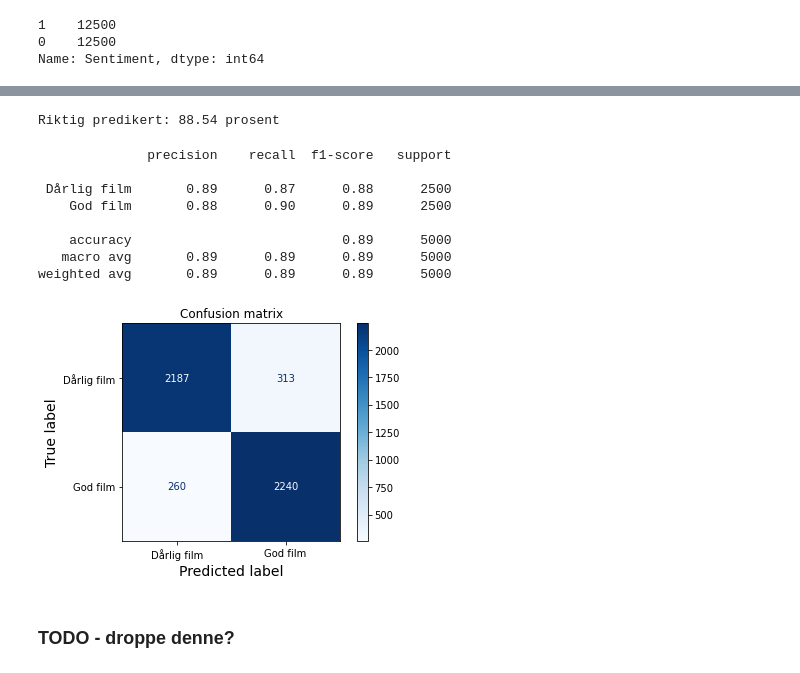
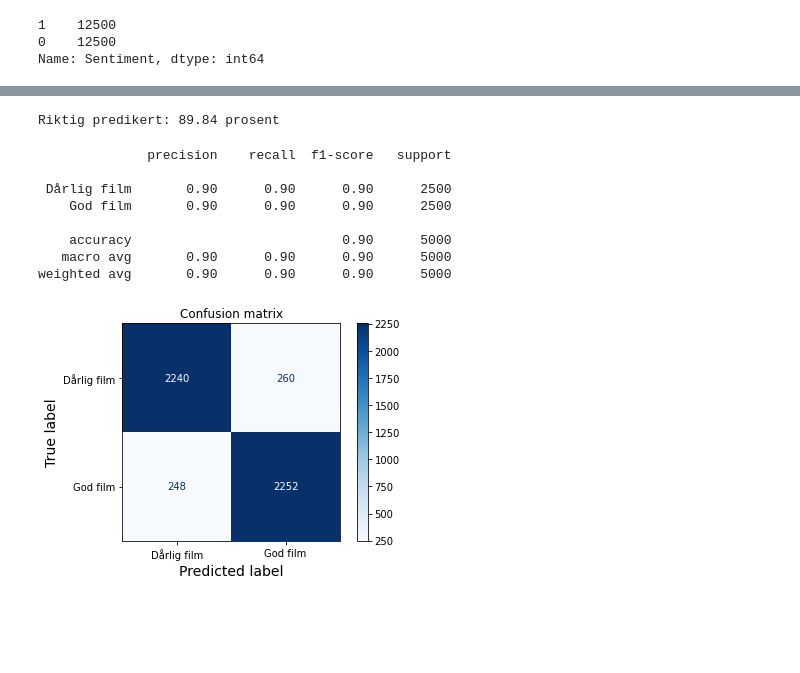
Before and after one commit to datadeling/poc_oss, a Jupyter notebook: notebooks/DataFabrikken_2_0_Demo.ipynb, the cells around one changed output, grey strips where cells are left out. Drawn from its saved outputs; the diff is of its cells as text; code cells hidden in the pictures; blank space fills up the shorter version.

```diff
--- a/notebooks/DataFabrikken_2_0_Demo.ipynb
+++ b/notebooks/DataFabrikken_2_0_Demo.ipynb
@@ -691,21 +629,20 @@ Name: Sentiment, dtype: int64
 %%time
 
 TEST_SET_SIZE = 0.2
-MAX_FEATURES = 200000 # Was: 250000
-RANDOM_STATE = 4242
-NGRAM_MIN = 1 # Was: 1
-NGRAM_MAX = 2 # Was: 3
+MAX_FEATURES = 25000
+RANDOM_STATE = 1234
+NGRAM_MIN = 1
+NGRAM_MAX = 2
 LABEL = 'Sentiment'
-stopwords_to_add = []
+stopwords_to_add = [] # Legg ev. til ekstra stopp-ord
 
 train_X, test_X, train_Y, test_Y = train_test_split(df_movies, df_movies[LABEL], stratify=df_movies[LABEL],
                                                     test_size=TEST_SET_SIZE, random_state=RANDOM_STATE)
 
 STOPLIST = stem(set(stopwords.words('english') + list(ENGLISH_STOP_WORDS) + stopwords_to_add))
 
-vectorizer = TfidfVectorizer(sublinear_tf=True, max_df=0.2, stop_words=STOPLIST, analyzer='word',
-                             tokenizer=tokenize_and_stem, strip_accents='unicode', norm='l2',
-                             lowercase=True,
+vectorizer = TfidfVectorizer(sublinear_tf=True, max_df=0.2, stop_words=STOPLIST, analyzer='word', norm='l2',
+                             tokenizer=tokenize_and_stem, strip_accents='unicode', lowercase=True,
                              ngram_range=(NGRAM_MIN, NGRAM_MAX), max_features=MAX_FEATURES)
 
 print('Størrelser på trenings- og test-sett:')
@@ -721,33 +658,34 @@ Wall time: 2min 6s
 # %%
-model = calibration.CalibratedClassifierCV(multiclass.OneVsRestClassifier(SGDClassifier()))
+model = calibration.CalibratedClassifierCV(SGDClassifier(random_state=RANDOM_STATE))
 model.fit(X_train, train_Y)
 result = model.score(X_test, test_Y)
 print('Riktig predikert: {0:.2f} prosent'.format(result * 100.0))
 # %% [output]
-Riktig predikert: 88.54 prosent
+Riktig predikert: 89.84 prosent
 # %%
-# Predikere på "hold-out" sett
+DISPLAY_LABELS = ['Dårlig film', 'God film']
+
+# Predikere på testsettet
 pred = model.predict(X_test)
 
-print(metrics.classification_report(test_Y, pred, target_names=['Dårlig film', 'God film']))
+# Vis resulater fra prediksjonen
+print(metrics.classification_report(test_Y, pred, target_names=DISPLAY_LABELS))
 
 cm = sklearn.metrics.confusion_matrix(test_Y, pred)
 
 fig, ax = plt.subplots(1, 1, figsize=(6, 4))
 ConfusionMatrixDisplay.from_estimator(model, X_test, test_Y, ax=ax,
-                                      display_labels=['Dårlig film', 'God film'],
+                                      display_labels=DISPLAY_LABELS,
                                       xticks_rotation='horizontal', cmap='Blues')
 ax.set_title('Confusion matrix')
 plt.show()
 # %% [output]
               precision    recall  f1-score   support
 
- Dårlig film       0.89      0.87      0.88      2500
-    God film       0.88      0.90      0.89      2500
+ Dårlig film       0.90      0.90      0.90      2500
+    God film       0.90      0.90      0.90      2500
 
-    accuracy                           0.89      5000
-   macro avg       0.89      0.89      0.89      5000
-weighted avg       0.89      0.89      0.89      5000
+    accuracy                           0.90      5000
+   macro avg       0.90      0.90      0.90      5000
+weighted avg       0.90      0.90      0.90      5000
-[figure, old version]
+[figure, new version]
-# %% [markdown]
-### TODO - droppe denne?
```
Also changed, not shown: parts of 29 cells of this notebook.
